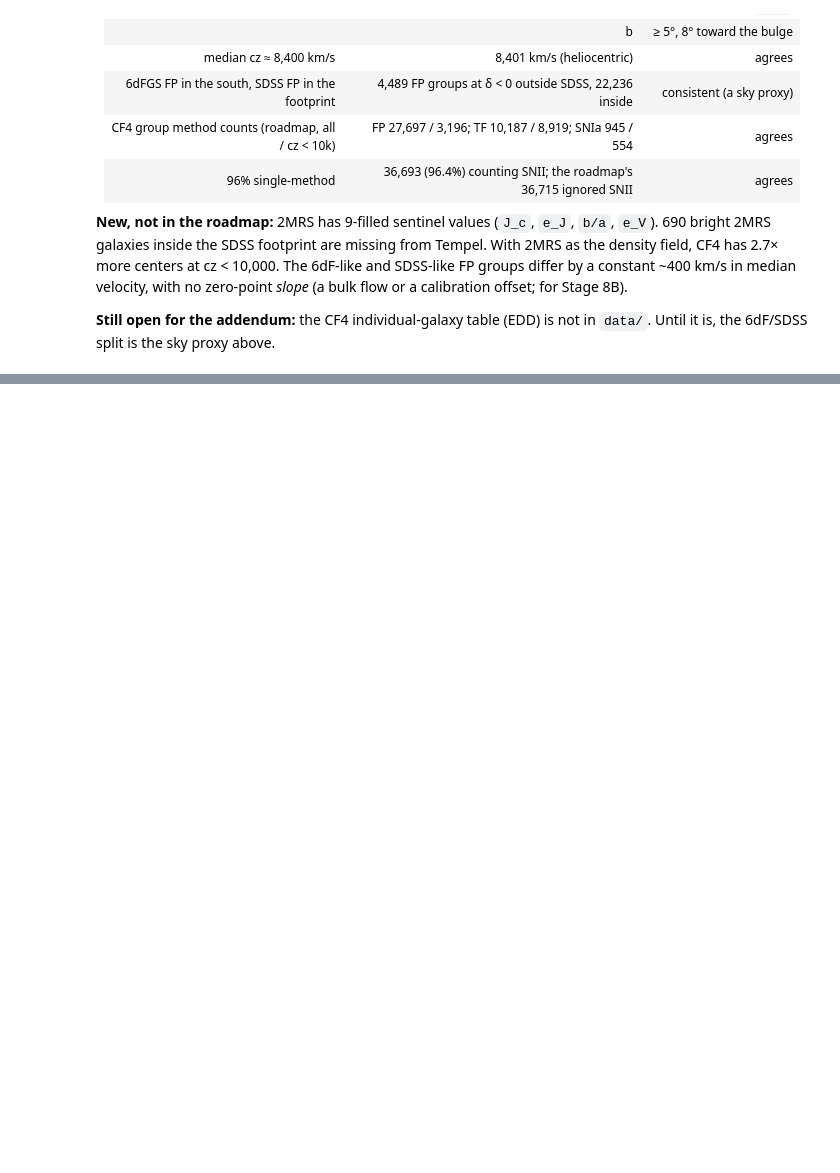
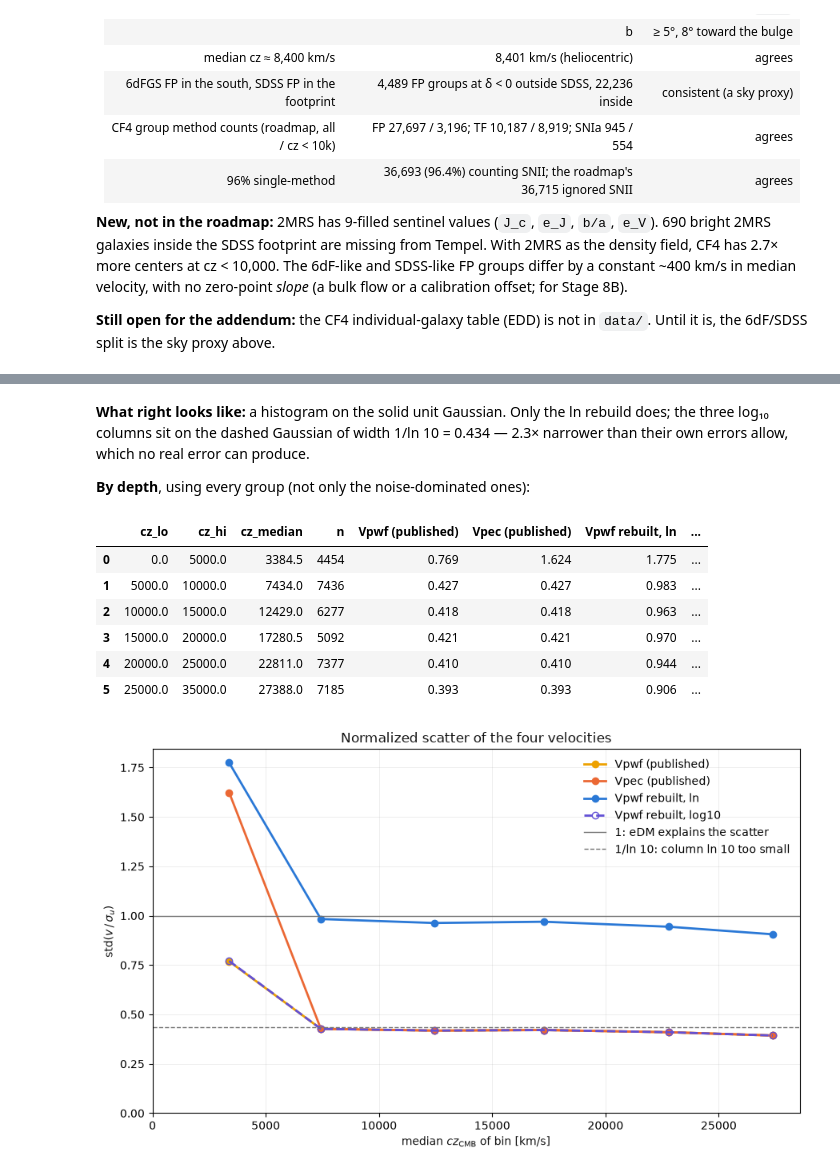
Before and after one commit to ofeke2000/Cross-correlating-Tempel-SDSS-groups-with-Cosmicflows-4-peculiar-velocities, a Jupyter notebook: notebooks/11_real_catalog_audit.ipynb, the cells around one changed output, grey strips where cells are left out. Drawn from its saved outputs; the diff is of its cells as text; code cells hidden in the pictures; blank space fills up the shorter version.

Commit message:
continuing stage 2 and found issues with cf4 Vpec

```diff
--- a/notebooks/11_real_catalog_audit.ipynb
+++ b/notebooks/11_real_catalog_audit.ipynb
@@ -867,0 +929,19 @@ is, the 6dF/SDSS split is the sky proxy above.
+# %% [markdown]
+**What right looks like:** a histogram on the solid unit Gaussian. Only the ln rebuild does; the
+three log₁₀ columns sit on the dashed Gaussian of width 1/ln 10 = 0.434 — 2.3× narrower than their own
+errors allow, which no real error can produce.
+
+**By depth**, using every group (not only the noise-dominated ones):
+# %%
+vtest_depth = audit.velocity_test_by_depth(vtest, config)
+display(vtest_depth.round(3))
+fig = audit.make_velocity_test_depth_figure(vtest_depth)
+# %% [output]
+|  | cz_lo | cz_hi | cz_median | n | Vpwf (published) | Vpec (published) | Vpwf rebuilt, ln | ... |
+| 0 | 0.0 | 5000.0 | 3384.5 | 4454 | 0.769 | 1.624 | 1.775 | ... |
+| 1 | 5000.0 | 10000.0 | 7434.0 | 7436 | 0.427 | 0.427 | 0.983 | ... |
+| 2 | 10000.0 | 15000.0 | 12429.0 | 6277 | 0.418 | 0.418 | 0.963 | ... |
+| 3 | 15000.0 | 20000.0 | 17280.5 | 5092 | 0.421 | 0.421 | 0.970 | ... |
+| 4 | 20000.0 | 25000.0 | 22811.0 | 7377 | 0.410 | 0.410 | 0.944 | ... |
+| 5 | 25000.0 | 35000.0 | 27388.0 | 7185 | 0.393 | 0.393 | 0.906 | ... |
+[figure, added]
```
Also changed, not shown: parts of 13 cells of this notebook, 10 other files.
